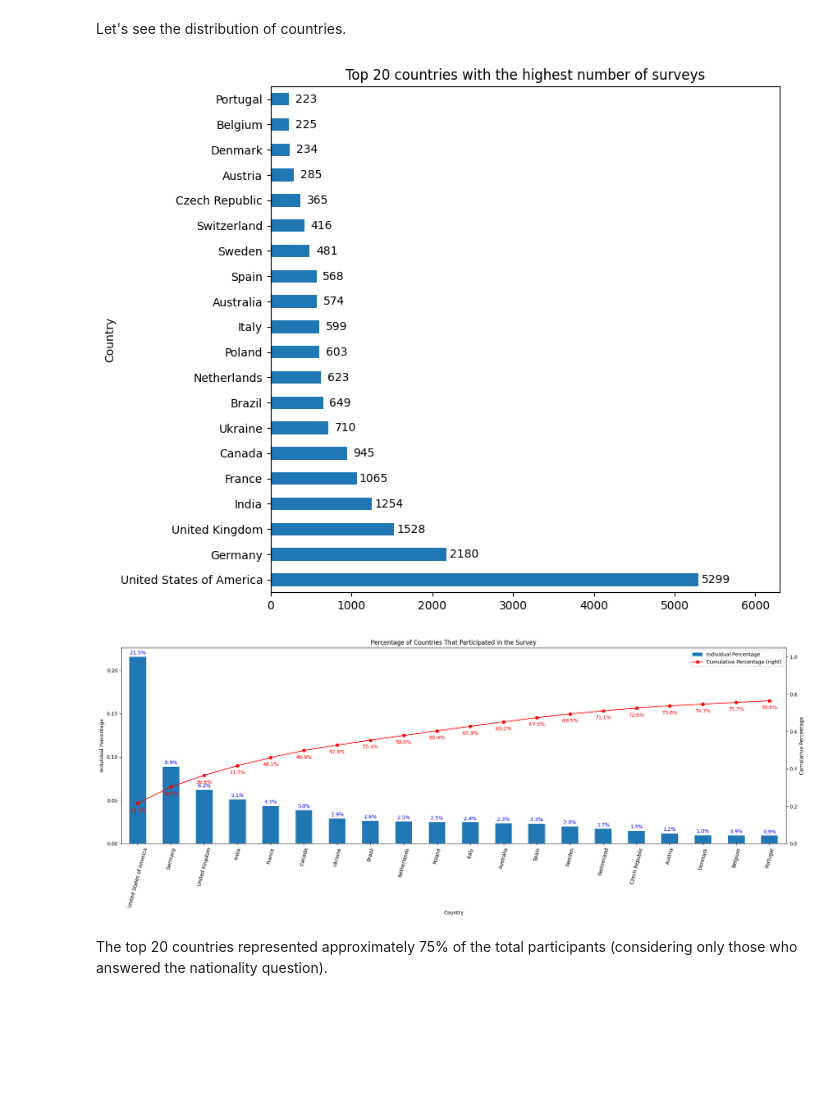
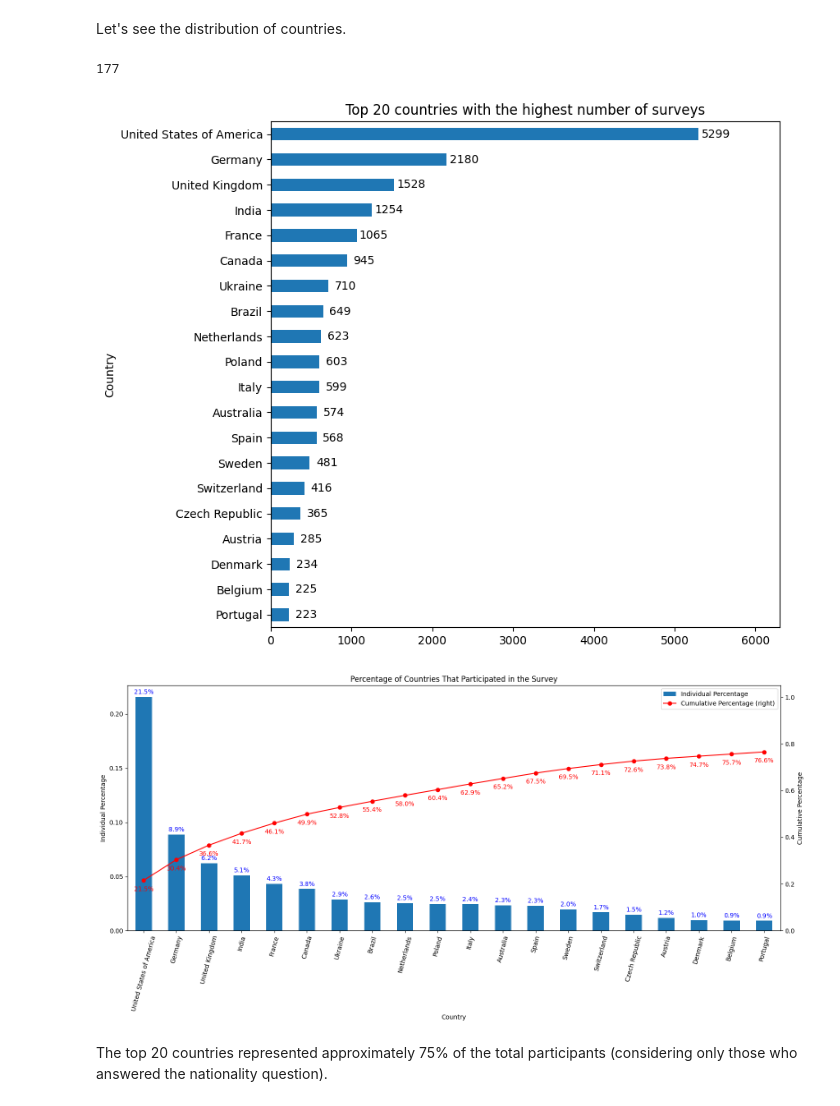
Before and after one commit to gabrielbarcante/analysis-tech-careers, a Jupyter notebook: tech-careers-analysis.ipynb, the cells around one changed output. Saved outputs shown, nothing was run; the diff lists cells and outputs as text; code cells hidden in the pictures; blank space fills up the shorter version.

Commit message:
Add some plots to the analysis

```diff
--- a/tech-careers-analysis.ipynb
+++ b/tech-careers-analysis.ipynb
@@ -1153,8 +1163,12 @@ plt.xlabel("Total annual compensation in USD");
 [figure]
 # %% [markdown]
 Let's see the distribution of countries.
+# %%
+df.Country.nunique()
+# %% [output]
+177
 # %%
-df_top_20 = df_eda.Country.value_counts().sort_values(ascending=False).head(20)
+df_top_20 = df_eda.Country.value_counts().head(20).sort_values(ascending=True)
 
 ax1 = df_top_20.plot(kind="barh", figsize=(8,8), title="Top 20 countries with the highest number of surveys")
 ax1.set_xlim(0, df_top_20.max()+1_000)
@@ -1162,41 +1176,41 @@ ax1.set_xlim(0, df_top_20.max()+1_000)
 for i, v in enumerate(df_top_20):
     ax1.annotate(str(v), (v, i), textcoords="offset points", xytext=(15, -3), ha="center", color="black");
 # %% [output]
-[figure, old version]
+[figure, new version]
 # %%
 df_top_20 = df_eda.Country.value_counts(normalize=True).head(20)
 
-plt.figure(figsize=(20,8))
+plt.figure(figsize=(16,8))
 
 ax1 = df_top_20.plot(kind="bar", grid=False, label="Individual Percentage", legend=True)
 ax1.set_ylabel("Individual Percentage")
 # ax1.grid(True, which="major", axis="y", linestyle="--", linewidth=0.5, color="lightgray")
 # ax1.set_yticks(np.arange(0, df_top_20.max() + 0.05, 0.02))
 # ax1.xaxis.grid(False)
 
 df_top_20_cumsum = df_top_20.cumsum()
 ax2 = df_top_20_cumsum.plot(kind="line", ax=ax1, secondary_y=True, color="red", marker="o", label="Cumulative Percentage", legend=True)
 
 ax2.set_ylim(0, 1.05)
 ax2.set_ylabel("Cumulative Percentage")
 
 # ax1.legend(loc="upper left")
 # ax2.legend(loc="upper right")
 
 for i, v in enumerate(df_top_20):
     ax1.annotate(f"{v:.1%}", (i, v), textcoords="offset points", xytext=(0, 5), ha="center", color="blue")
 
 for i, v in enumerate(df_top_20_cumsum):
     ax2.annotate(f"{v:.1%}", (i, v), textcoords="offset points", xytext=(0, -17), ha="center", color="red")
 
 ax1.tick_params(axis="x", labelrotation=75)
 ax2.tick_params(axis="x", labelrotation=75)
 
 plt.title("Percentage of Countries That Participated in the Survey")
 
 plt.tight_layout()
 plt.show()
 # %% [output]
-[figure, old version]
+[figure, new version]
 # %% [markdown]
 The top 20 countries represented approximately 75% of the total participants (considering only those who answered the nationality question).
```
Also changed, not shown: parts of 13 cells of this notebook, 1 other file.
